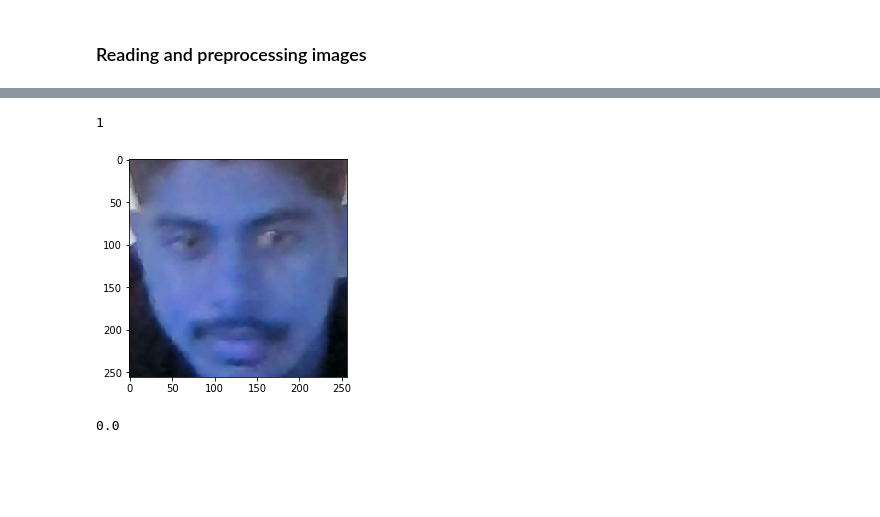
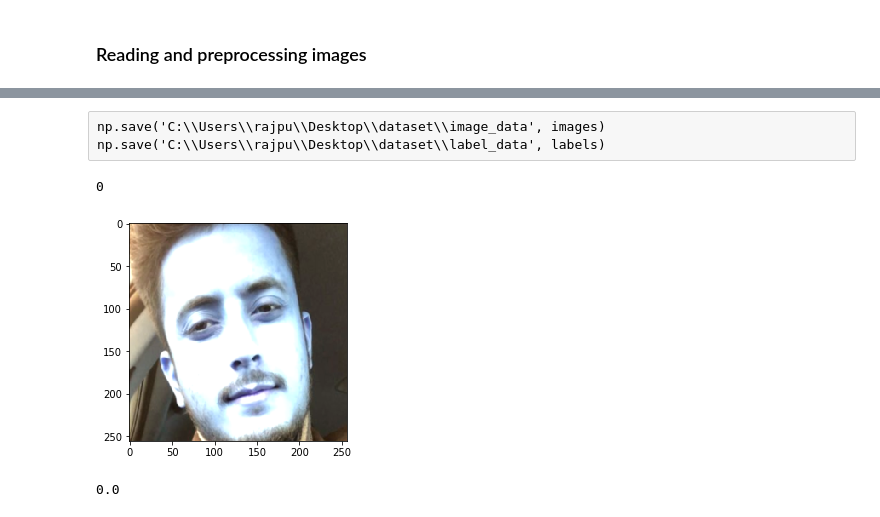
Before and after one commit to Paras-97/online_attendance_system, a Jupyter notebook: online_attendance_system.ipynb, the cells around one changed output, grey strips where cells are left out. Drawn from its saved outputs; the diff is of its cells as text; code cells hidden in the pictures; blank space fills up the shorter version.

Commit message:
Data Augmentation added

```diff
--- a/online_attendance_system.ipynb
+++ b/online_attendance_system.ipynb
@@ -113,0 +141,3 @@ indice
+# %% [raw]
+np.save('C:\\Users\\rajpu\\Desktop\\dataset\\image_data', images)
+np.save('C:\\Users\\rajpu\\Desktop\\dataset\\label_data', labels)
@@ -114,9 +147,9 @@ indice
 # %%
-plt.imshow(images[48])
-labels[48]
+plt.imshow(i[48])
+l[48]
 # %% [output]
-1
+0
-[figure, old version]
+[figure, new version]
 # %%
 # Shuffling the dataset
 import random
```
Also changed, not shown: parts of 8 cells of this notebook.
